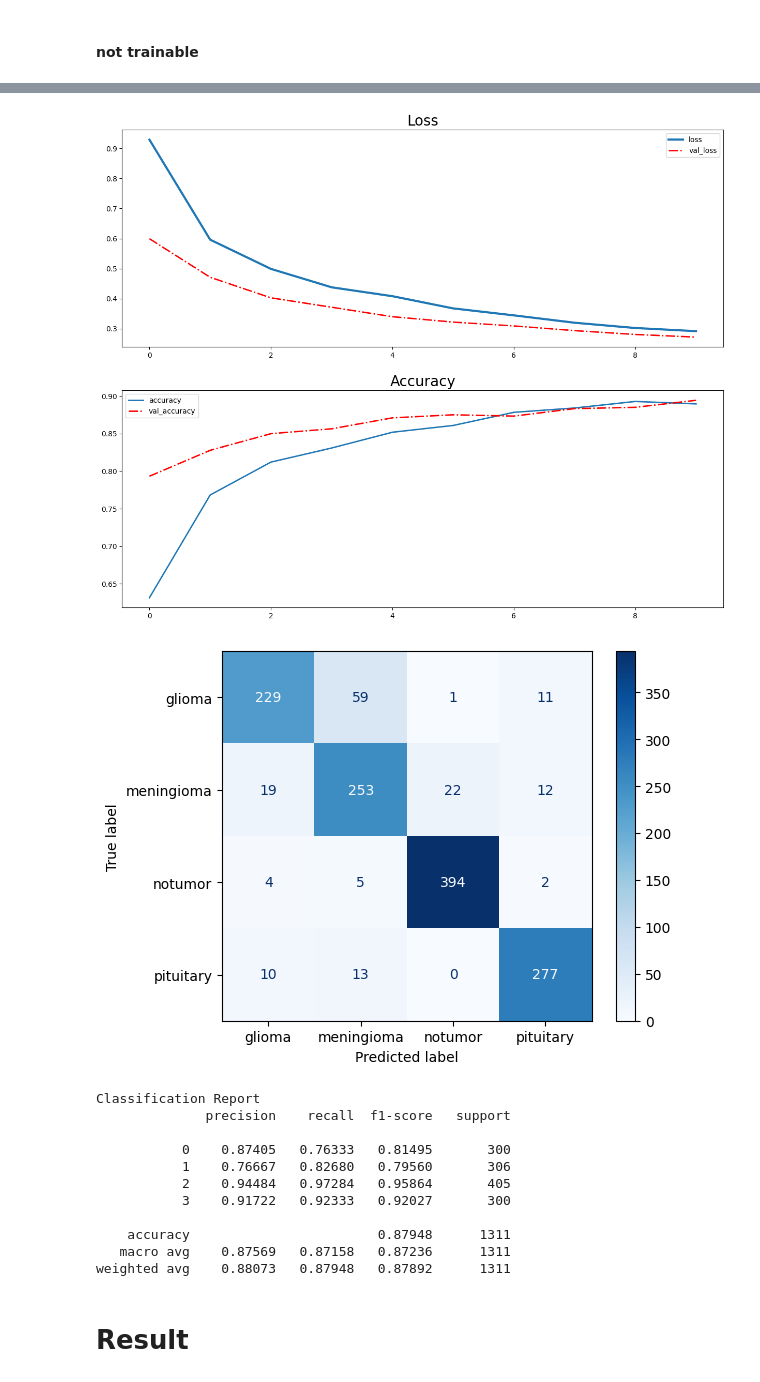
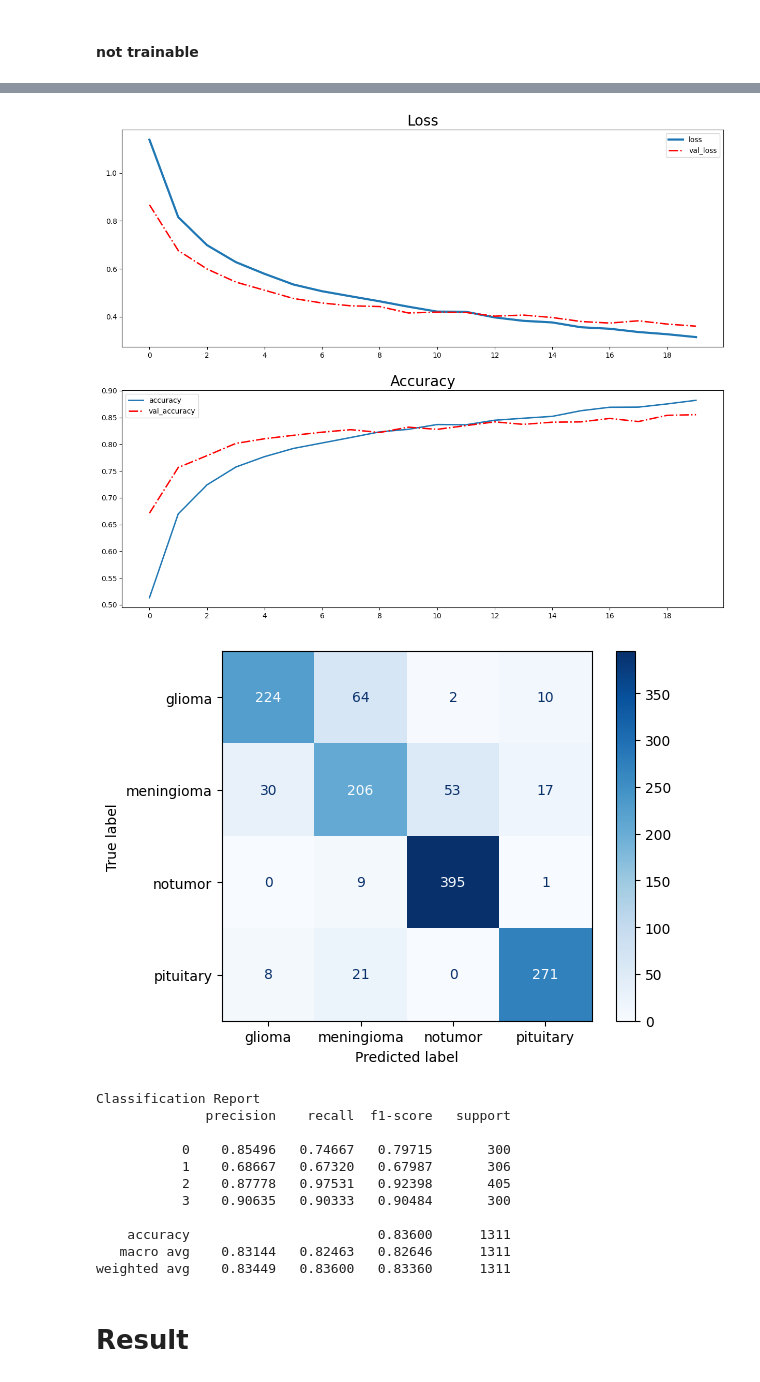
Before and after one commit to earfunnyy/Brain-Tumor-Classification, a Jupyter notebook: train.ipynb, the cells around one changed output, grey strips where cells are left out. Saved outputs shown, nothing was run; the diff lists cells and outputs as text; code cells hidden in the pictures.

```diff
--- a/train.ipynb
+++ b/train.ipynb
@@ -835,3 +841,9 @@ valid_aug = valid_ds.cache().prefetch(buffer_size=tf.data.AUTOTUNE)
+# %%
+train_aug_380 = train_ds_380.map(augmentation_train, num_parallel_calls=tf.data.AUTOTUNE)
+valid_aug_380 = valid_ds_380.map(preprocess_val, num_parallel_calls=tf.data.AUTOTUNE)
+
+train_aug_380 = train_aug_380.cache().shuffle(1000).prefetch(buffer_size=tf.data.AUTOTUNE)
+valid_aug_380 = valid_aug_380.cache().prefetch(buffer_size=tf.data.AUTOTUNE)
 # %% [markdown]
 ### EfficientNetV2B0
 # %% [markdown]
@@ -1183,10 +1201,10 @@ weighted avg    0.97310   0.97254   0.97244      1311
 #### not trainable
 # %%
 model_name = 'efficientnetv2m_augmentation_not_trainable'
-input_shape = (256,256,3)
+input_shape = (380,380,3)
 
 aug_m_nt = build_model_not_trainable(EfficientNetV2M, input_shape=input_shape, num_classes=4)
-aug_m_nt, history_aug_m_nt = train(aug_m_nt, model_name, train_aug, valid_aug, EPOCHS, SAVE_DIRECTORY)
-history_aug_m_nt, test_loss, test_acc, test_f1score = plot(aug_m_nt, history_aug_m_nt)
+aug_m_nt, history_aug_m_nt = train(aug_m_nt, model_name, train_aug_380, valid_aug_380, EPOCHS, SAVE_DIRECTORY)
+history_aug_m_nt, test_loss, test_acc, test_f1score = plot(aug_m_nt, history_aug_m_nt, test_ds_380)
 result(model_name, test_loss, test_acc, test_f1score, result_dict)
 # %% [output]
@@ -1211,16 +1231,16 @@ Epoch 7/10
-[figure, old version]
+[figure, new version]
-[figure, old version]
+[figure, new version]
-Classification Report
-              precision    recall  f1-score   support
-
-           0    0.87405   0.76333   0.81495       300
-           1    0.76667   0.82680   0.79560       306
-           2    0.94484   0.97284   0.95864       405
-           3    0.91722   0.92333   0.92027       300
-
-    accuracy                        0.87948      1311
-   macro avg    0.87569   0.87158   0.87236      1311
-weighted avg    0.88073   0.87948   0.87892      1311
+Classification Report
+              precision    recall  f1-score   support
+
+           0    0.85496   0.74667   0.79715       300
+           1    0.68667   0.67320   0.67987       306
+           2    0.87778   0.97531   0.92398       405
+           3    0.90635   0.90333   0.90484       300
+
+    accuracy                        0.83600      1311
+   macro avg    0.83144   0.82463   0.82646      1311
+weighted avg    0.83449   0.83600   0.83360      1311
 # %% [markdown]
 # Result
 # %%
```
Also changed, not shown: parts of 19 cells of this notebook.
